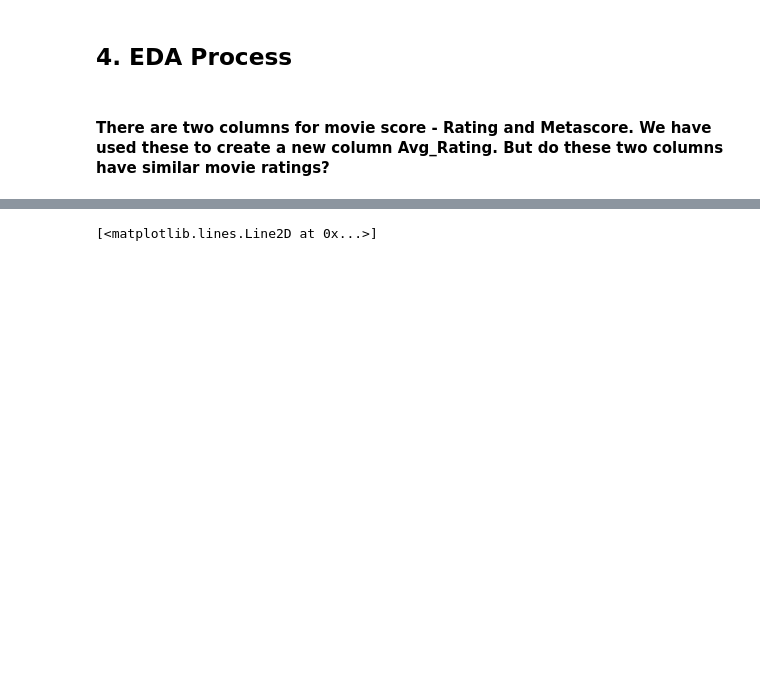
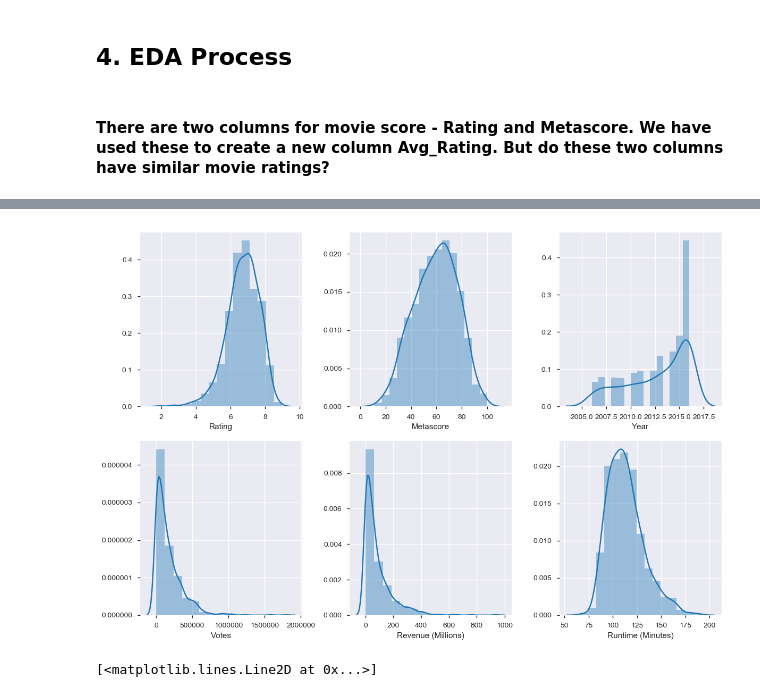
Before and after one commit to yaminijoshi89/INSAID-Projects, a Jupyter notebook: IMDB_1000MoviesDataSet_EDA.ipynb, the cells around one changed output, grey strips where cells are left out. Saved outputs shown, nothing was run; the diff lists cells and outputs as text; code cells hidden in the pictures; blank space fills up the shorter version.

```diff
--- a/IMDB_1000MoviesDataSet_EDA.ipynb
+++ b/IMDB_1000MoviesDataSet_EDA.ipynb
@@ -286,6 +397,20 @@ movie_data.describe()
 | 50% | 500.500000 | 2014.000000 | 111.000000 | 6.800000 | 1.107990e+05 | 47.985000 | 60.500000 | 6.400000 |
 | 75% | 750.250000 | 2016.000000 | 123.000000 | 7.400000 | 2.399098e+05 | 113.715000 | 72.000000 | 7.262500 |
 | max | 1000.000000 | 2016.000000 | 191.000000 | 9.000000 | 1.791916e+06 | 936.630000 | 100.000000 | 9.000000 |
+# %%
+fig, axes = plt.subplots(2, 3)
+fig.set_size_inches(12, 8)
+
+m1 = sns.distplot(movie_data.Rating, bins=15, ax=axes[0, 0])
+m2 = sns.distplot(movie_data.Metascore, bins=15, ax=axes[0, 1])
+m3 = sns.distplot(movie_data.Year, bins=15, ax=axes[0, 2])
+m4 = sns.distplot(movie_data.Votes, bins=15, ax=axes[1, 0])
+m5 = sns.distplot(movie_data["Revenue (Millions)"], bins=15, ax=axes[1, 1])
+m6 = sns.distplot(movie_data["Runtime (Minutes)"] ,bins=15, ax=axes[1, 2])
+
+plt.tight_layout()
+# %% [output]
+[figure, added]
 # %%
 plt.plot(movie_data.Rating,movie_data.Metascore,'*')
 # %% [output]
```
Also changed, not shown: parts of 38 cells of this notebook.
